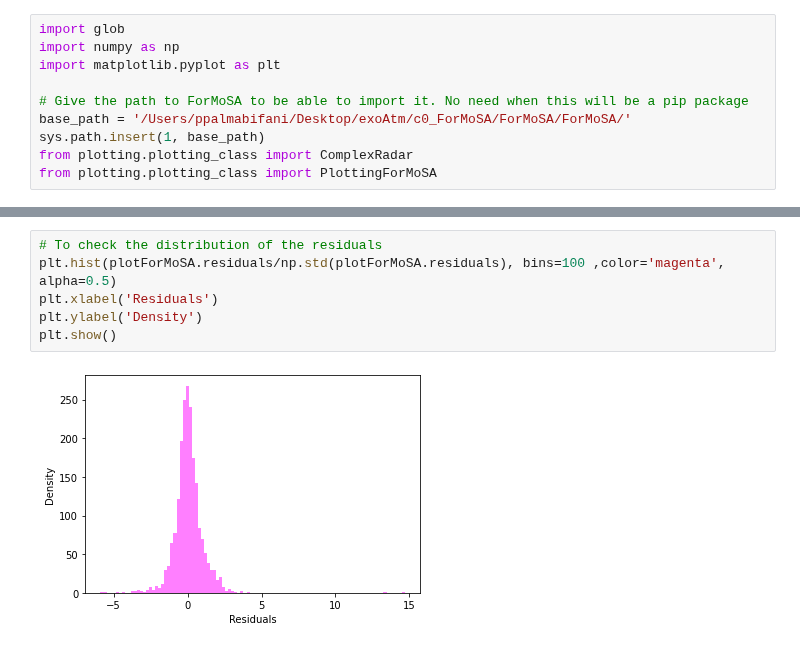
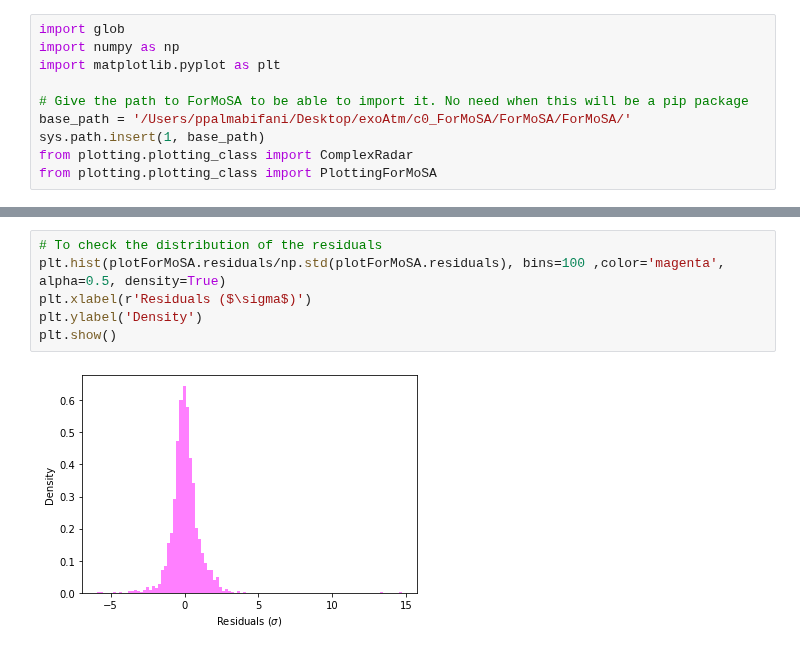
Before and after one commit to exoAtmospheres/ForMoSA, a Jupyter notebook: DEMO/outputs/output_plots.ipynb, the cells around one changed output, grey strips where cells are left out. Saved outputs shown, nothing was run; the diff lists cells and outputs as text.

Commit message:
plots done

```diff
--- a/DEMO/outputs/output_plots.ipynb
+++ b/DEMO/outputs/output_plots.ipynb
@@ -55,8 +55,8 @@ ForMoSA - Radar plot
 # %%
 # To check the distribution of the residuals
-plt.hist(plotForMoSA.residuals/np.std(plotForMoSA.residuals), bins=100 ,color='magenta', alpha=0.5)
-plt.xlabel('Residuals')
+plt.hist(plotForMoSA.residuals/np.std(plotForMoSA.residuals), bins=100 ,color='magenta', alpha=0.5, density=True)
+plt.xlabel(r'Residuals ($\sigma$)')
 plt.ylabel('Density')
 plt.show()
 # %% [output]
-[figure, old version]
+[figure, new version]
```
Also changed, not shown: parts of 1 cell of this notebook, 1 other file.
